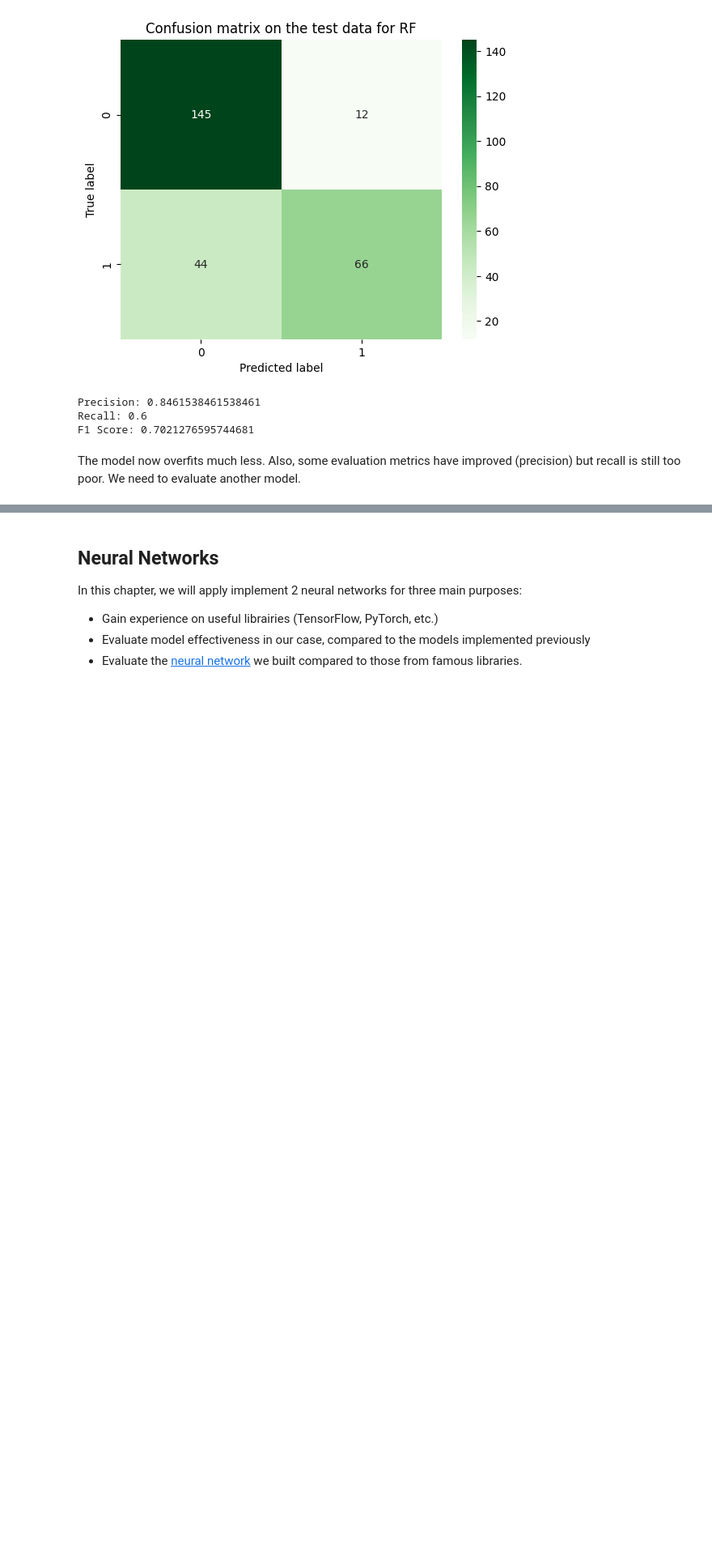
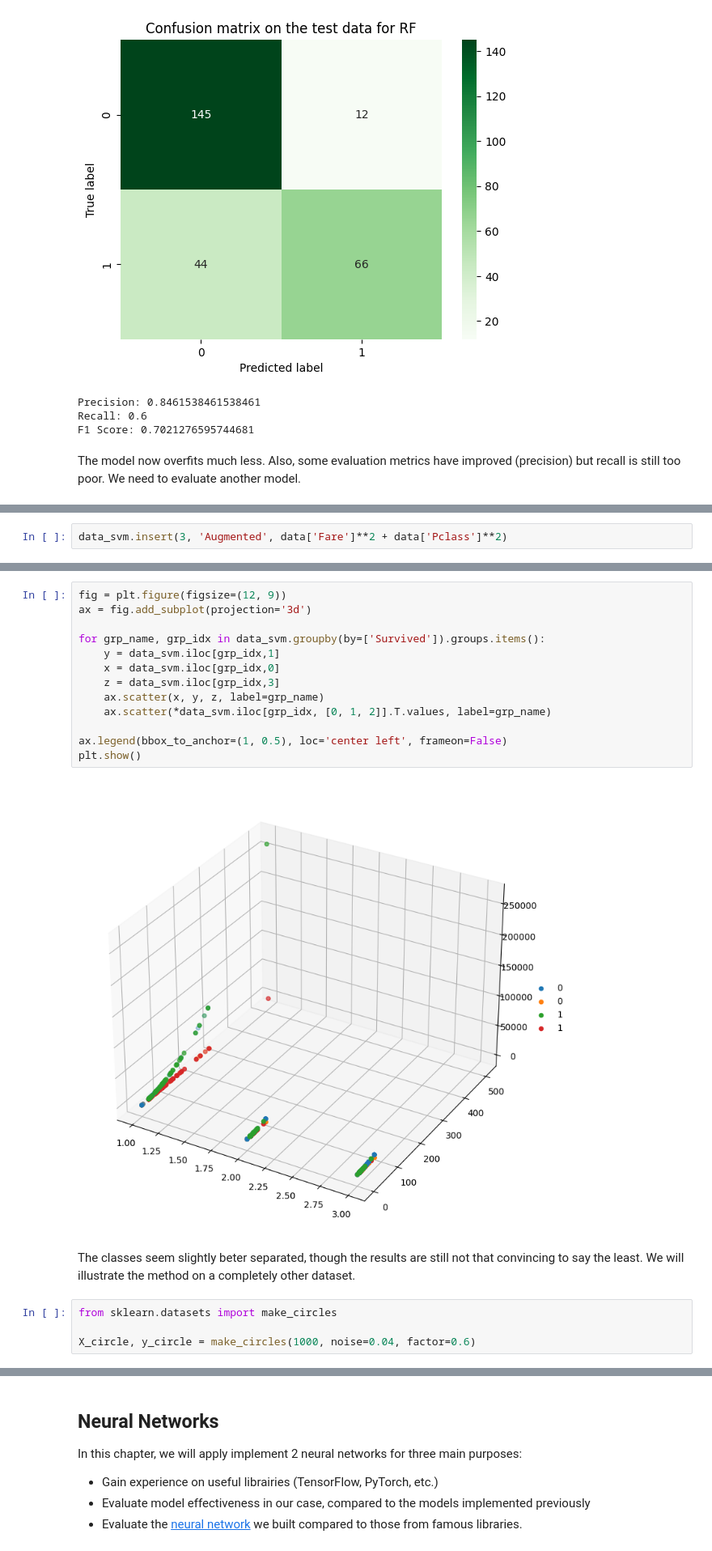
Before and after one commit to Gdeterline/Titanic_Survival_Prediction, a Jupyter notebook: main.ipynb, the cells around one changed output, grey strips where cells are left out. Shown at 81% size. Cells and saved outputs as stored; diff of their text form; blank space fills up the shorter version.

```diff
--- a/main.ipynb
+++ b/main.ipynb
@@ -890,0 +929,2 @@ The model now overfits much less. Also, some evaluation metrics have improved (p
+# %%
+data_svm.insert(3, 'Augmented', data['Fare']**2 + data['Pclass']**2)
@@ -890,0 +946,22 @@ The model now overfits much less. Also, some evaluation metrics have improved (p
+# %%
+fig = plt.figure(figsize=(12, 9))
+ax = fig.add_subplot(projection='3d')
+
+for grp_name, grp_idx in data_svm.groupby(by=['Survived']).groups.items():
+    y = data_svm.iloc[grp_idx,1]
+    x = data_svm.iloc[grp_idx,0]
+    z = data_svm.iloc[grp_idx,3]
+    ax.scatter(x, y, z, label=grp_name)
+    ax.scatter(*data_svm.iloc[grp_idx, [0, 1, 2]].T.values, label=grp_name)
+
+ax.legend(bbox_to_anchor=(1, 0.5), loc='center left', frameon=False)
+plt.show()
+# %% [output]
+[figure, added]
+# %% [markdown]
+The classes seem slightly beter separated, though the results are still not that convincing to say the least.
+We will illustrate the method on a completely other dataset.
+# %%
+from sklearn.datasets import make_circles
+
+X_circle, y_circle = make_circles(1000, noise=0.04, factor=0.6)
```
Also changed, not shown: parts of 19 cells of this notebook, 1 other file.
